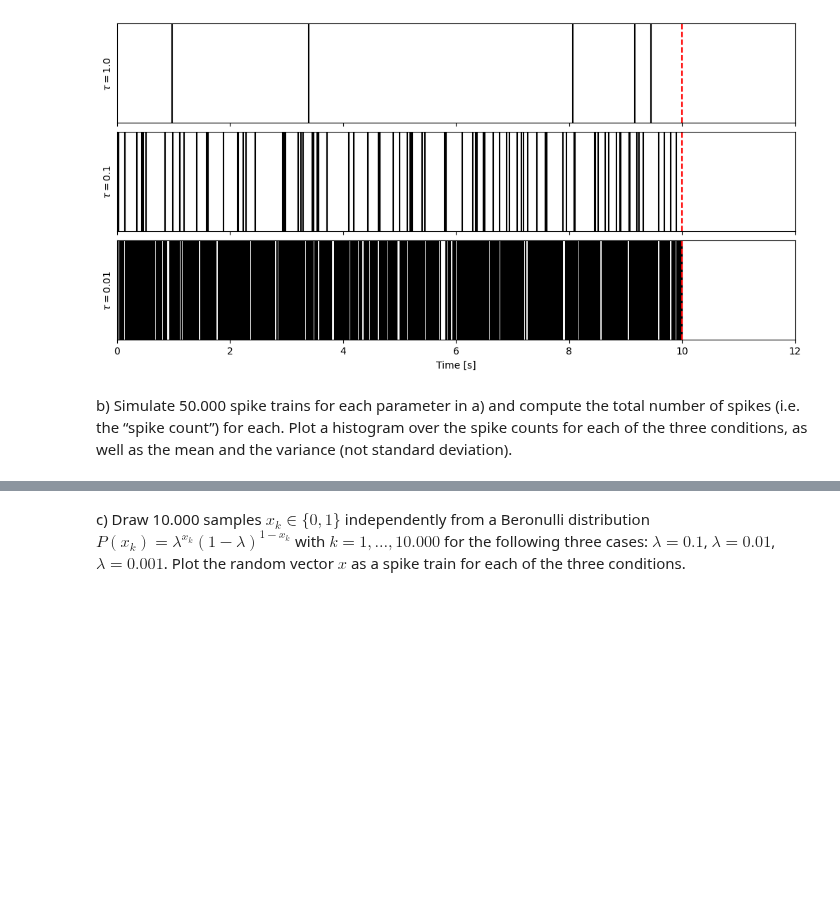
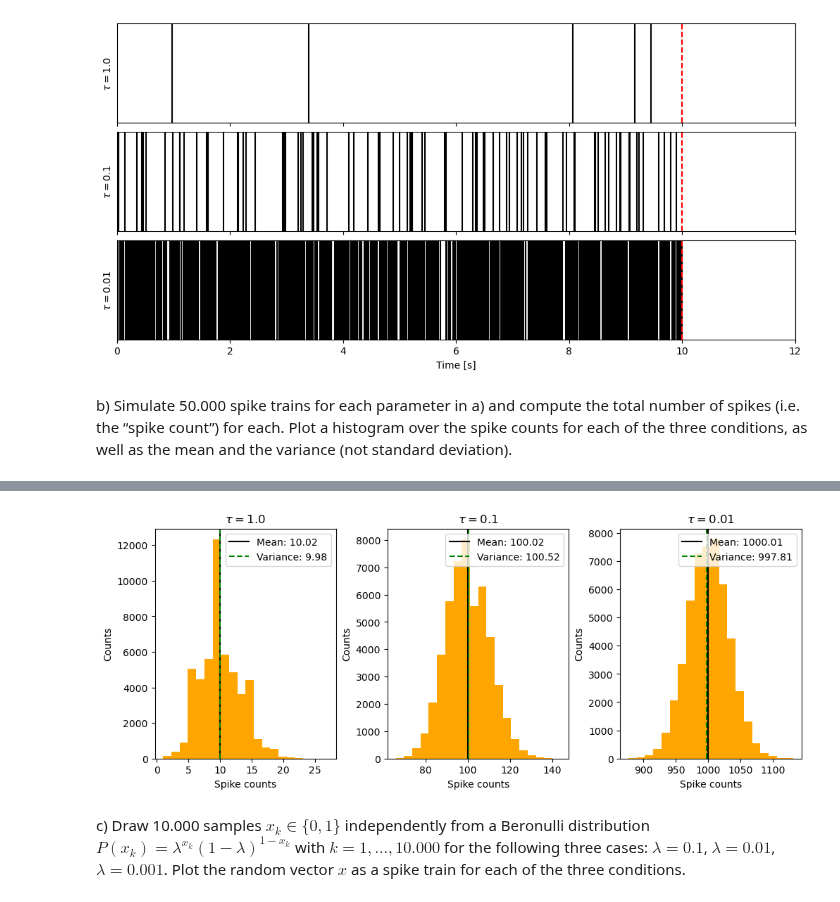
Before and after one commit to kerseviciute/neural-coding, a Jupyter notebook: 2024_Neural_coding_Homework1.ipynb, the cells around one changed output, grey strips where cells are left out. Drawn from its saved outputs; the diff is of its cells as text; code cells hidden in the pictures; blank space fills up the shorter version.

Commit message:
Simulate 50k spike trains.

```diff
--- a/2024_Neural_coding_Homework1.ipynb
+++ b/2024_Neural_coding_Homework1.ipynb
@@ -57,7 +57,7 @@ def single_poisson_spike_train(tau, length):
 
     return t
 # %%
-def poisson_spike_train(tau, length, n_trials):
+def poisson_spike_train(tau, length, n_trials = 1):
     return [single_poisson_spike_train(tau = tau, length = length) for _ in range(n_trials)]
 # %%
 # test
@@ -77,12 +77,12 @@ taus = [1., 0.1, 0.01]
 
 fig, axs = plt.subplots(nrows = len(taus), figsize = (10, 5), sharex = True, constrained_layout = True)
 for tau, ax in zip(taus, axs):
-    spike_times = poisson_spike_train(tau = tau, length = length, n_trials = 1)
+    spike_times = poisson_spike_train(tau = tau, length = length)
     raster(spike_times, t_max = 12, ax = ax)
-    ax.axvline(10, linestyle = '--', color = 'r')
-    ax.set_ylabel(r'$\tau =$' + str(tau))
+    ax.axvline(10, linestyle = "--", color = "r")
+    ax.set_ylabel(r"$\tau =$" + str(tau))
     ax.set_xlabel('')
-axs[-1].set_xlabel('Time [s]')
+axs[-1].set_xlabel("Time [s]")
 plt.show()
 # %% [output]
 [figure]
@@ -95,3 +91,24 @@ b) Simulate 50.000 spike trains for each parameter in a) and compute the total n
+# %%
+n_trials = 50000
+
+fig, axs = plt.subplots(ncols = len(taus), figsize = (10, 4), sharex = False, constrained_layout = True)
+for tau, ax in zip(taus, axs):
+    spike_times = poisson_spike_train(tau, length, n_trials)
+    spike_counts = [ len(spikes) for spikes in spike_times ]
+
+    mean = np.mean(spike_counts)
+    var = np.var(spike_counts)
+
+    ax.hist(spike_counts, color = "orange", bins = 20)
+    ax.axvline(mean, label = f"Mean: {round(mean, 2)}", color = "black")
+    ax.axvline(var, label = f"Variance: {round(var, 2)}", color = "green", ls = "--")
+    ax.legend()
+    ax.set_title(r"$\tau =$" + str(tau))
+    ax.set_xlabel("Spike counts")
+    ax.set_ylabel("Counts")
+plt.show()
+# %% [output]
+[figure, added]
 # %% [markdown]
 c) Draw 10.000 samples $x_k \in \{0, 1\}$ independently from a Beronulli distribution $P (x_k ) = \lambda^{x_k} (1 − \lambda)^{1−x_k}$ with $k = 1, \ldots , 10.000$ for the following three cases: $\lambda = 0.1$, $\lambda = 0.01$, $\lambda = 0.001$. Plot the random vector $x$ as a spike train for each of the three conditions.
 # %%
```
Also changed, not shown: parts of 3 cells of this notebook.
